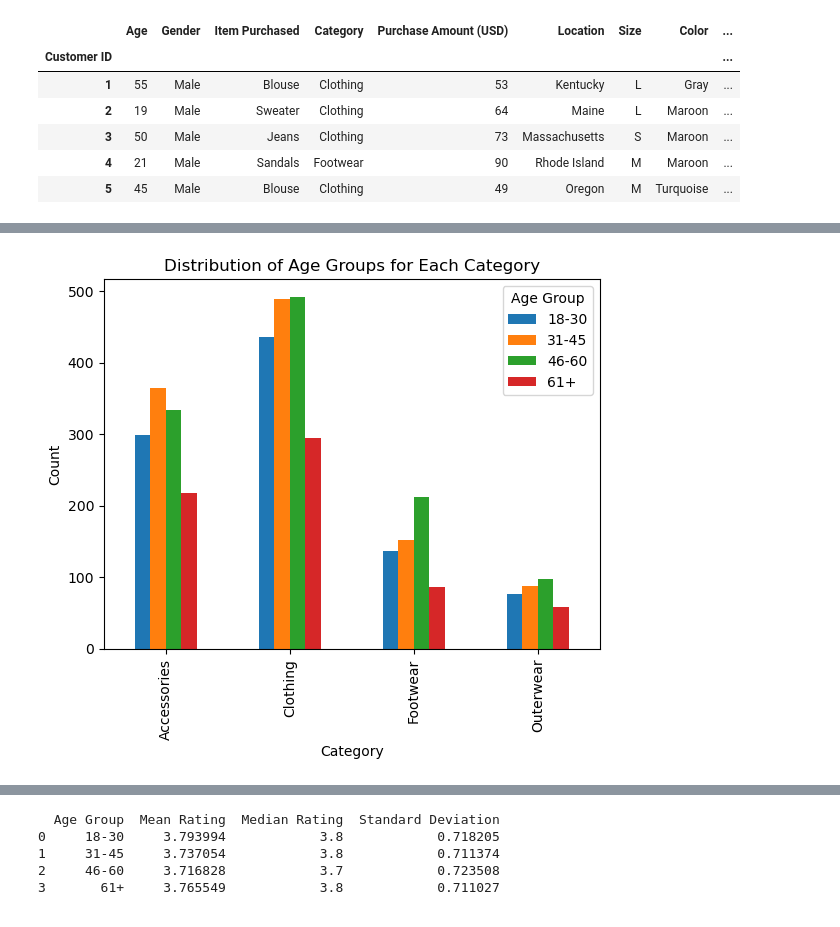
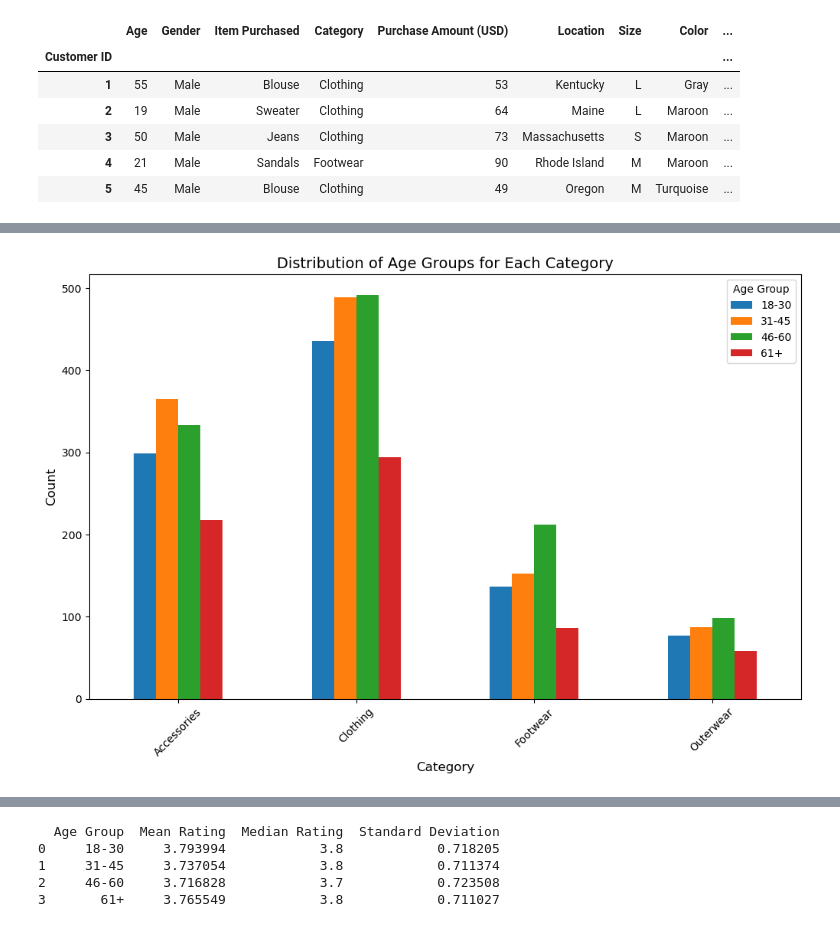
Before and after one commit to dsyrjanen/Project-1, a Jupyter notebook: shopping_trends.ipynb, the cells around one changed output, grey strips where cells are left out. Drawn from its saved outputs; the diff is of its cells as text; code cells hidden in the pictures.

Commit message:
updating data file

```diff
--- a/shopping_trends.ipynb
+++ b/shopping_trends.ipynb
@@ -65,14 +123,14 @@ plt.show()
 # %%
 #Compare Age and Category
-age_vs_categories = shopping_trends_data.groupby('Category')['Age Group'].count()
 pivot_table = shopping_trends_data.pivot_table(index='Category', columns='Age Group', aggfunc='size', fill_value=0)
-pivot_table.plot(kind='bar', stacked=False)
-plt.title('Distribution of Age Groups for Each Category')
-plt.xlabel('Category')
-plt.ylabel('Count')
+pivot_table.plot(kind='bar', stacked=False, figsize=(12,7.2))
+plt.title('Distribution of Age Groups for Each Category', fontsize=14)
+plt.xlabel('Category', fontsize=12)
+plt.ylabel('Count', fontsize=12)
+plt.xticks(rotation=45)
 plt.show()
 # %% [output]
-[figure, old version]
+[figure, new version]
 # %%
 #Compare Season and Discounts Applied
 season_vs_discount = shopping_trends_data.groupby(['Season', 'Promo Code Used']).size().unstack(fill_value=0)
```
Also changed, not shown: parts of 13 cells of this notebook.
